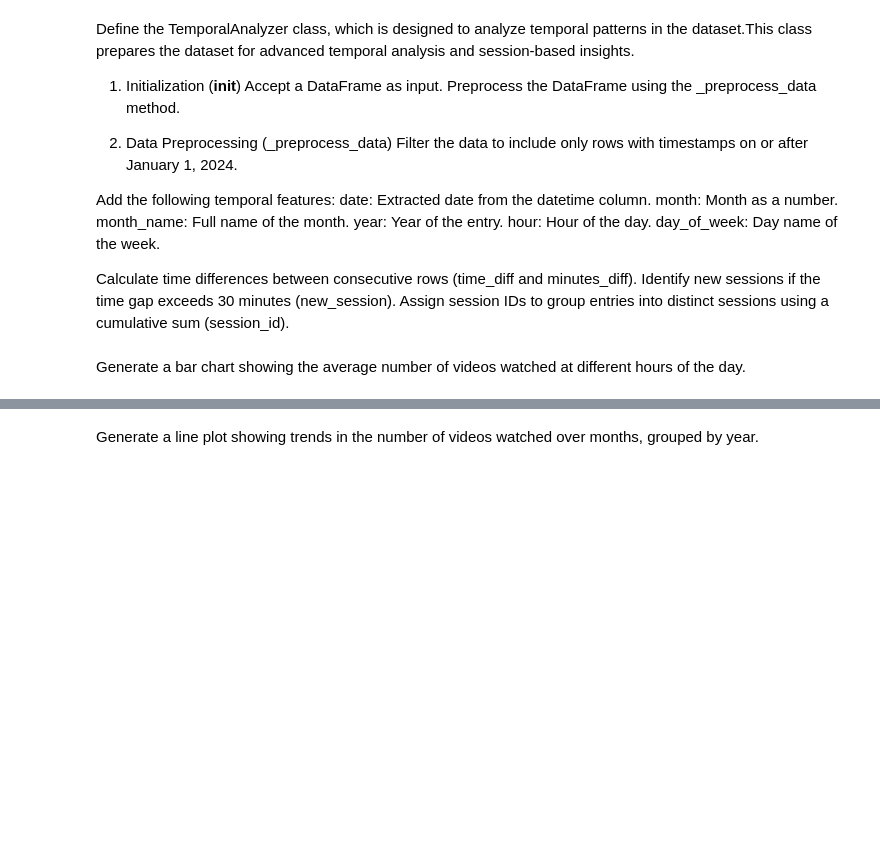
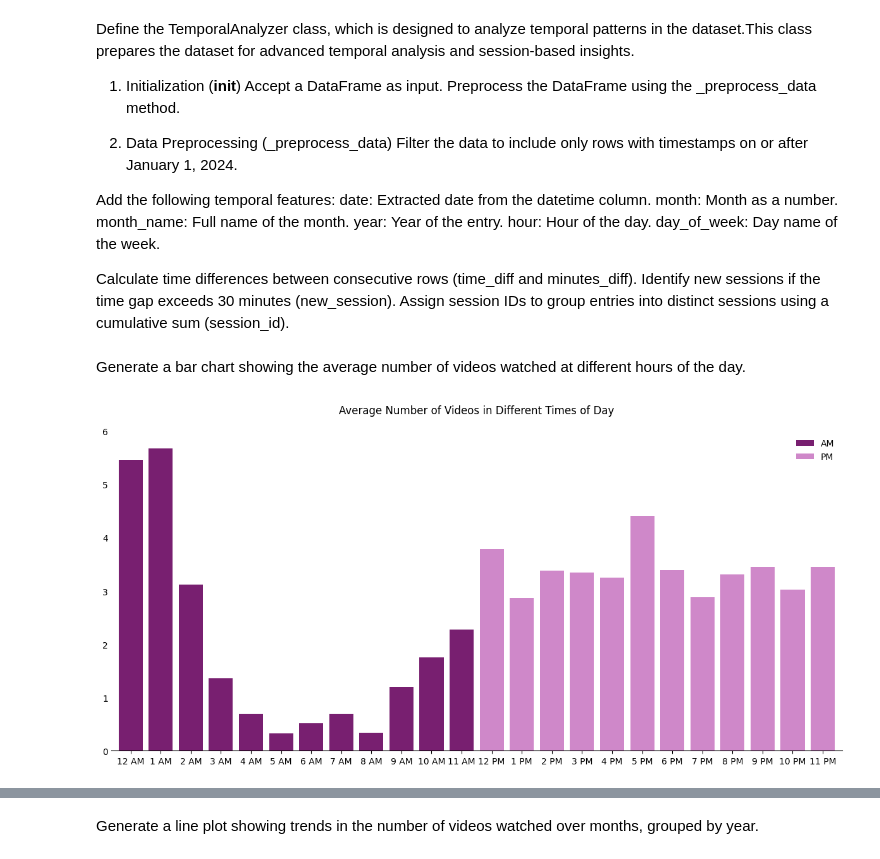
Before and after one commit to 10100111111001111010/DSA-210-Personal-Data-Analysis, a Jupyter notebook: data_analysis.ipynb, the cells around one changed output, grey strips where cells are left out. Drawn from its saved outputs; the diff is of its cells as text; code cells hidden in the pictures; blank space fills up the shorter version.

```diff
--- a/data_analysis.ipynb
+++ b/data_analysis.ipynb
@@ -129,34 +102,39 @@ def analyze_hourly_patterns(self, output_dir='figures'):
 
     ax.set_yticks(range(0, int(hourly_avg.max()) + 2, 1))
     ax.yaxis.set_tick_params(length=0)
 
     ax.spines['top'].set_visible(False)
     ax.spines['right'].set_visible(False)
     ax.spines['left'].set_visible(False)
 
     plt.title('Average Number of Videos in Different Times of Day', pad=20)
     plt.xlabel('')
     plt.ylabel('')
     plt.xticks(rotation=0, ha='center')
 
     from matplotlib.patches import Patch
     legend_elements = [
         Patch(facecolor='#781f70', label='AM'),
         Patch(facecolor='#cf88c9', label='PM')
     ]
 
     ax.legend(handles=legend_elements,
               loc='upper right',
               frameon=False,
               bbox_to_anchor=(1.0, 1.0))
 
     plt.tight_layout()
     plt.savefig(f'{output_dir}/hourly_patterns.png', dpi=300, bbox_inches='tight')
+    plt.show()
     plt.close()
 
-    return {'hourly_averages': hourly_avg}
+    result = {'hourly_averages': hourly_avg}
 
 TemporalAnalyzer.analyze_hourly_patterns = analyze_hourly_patterns
+
+analyzer.analyze_hourly_patterns()
+# %% [output]
+[figure, added]
 # %%
 def analyze_daily_patterns(self, output_dir='figures'):
 
```
Also changed, not shown: parts of 9 cells of this notebook.
